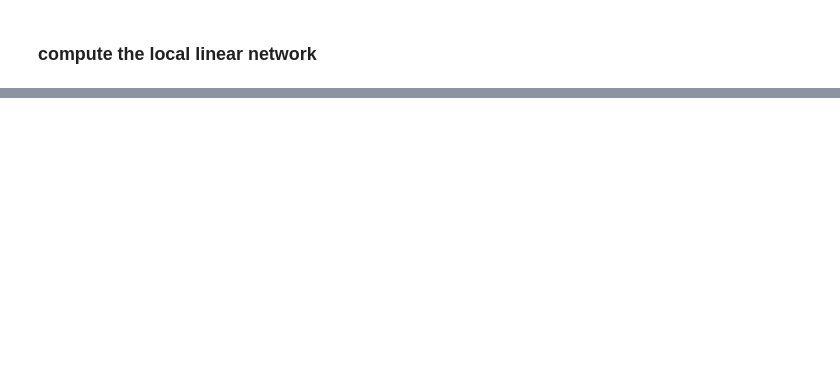
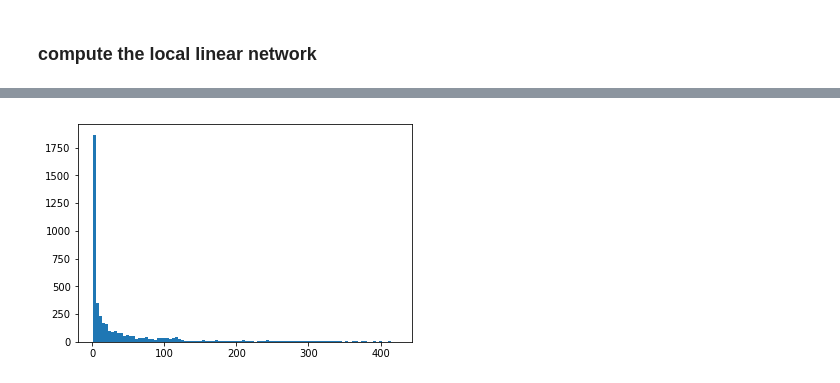
Before and after one commit to shifwang/allen_institute_collaboration, a Jupyter notebook: exploration/local_linear_network.ipynb, the cells around one changed output, grey strips where cells are left out. Saved outputs shown, nothing was run; the diff lists cells and outputs as text; code cells hidden in the pictures; blank space fills up the shorter version.

```diff
--- a/exploration/local_linear_network.ipynb
+++ b/exploration/local_linear_network.ipynb
@@ -79,0 +97,5 @@ for i in range(14):
+# %%
+plt.hist(np.sum(adj_matrix, 0),100)
+plt.show()
+# %% [output]
+[figure, added]
```
Also changed, not shown: parts of 9 cells of this notebook.
